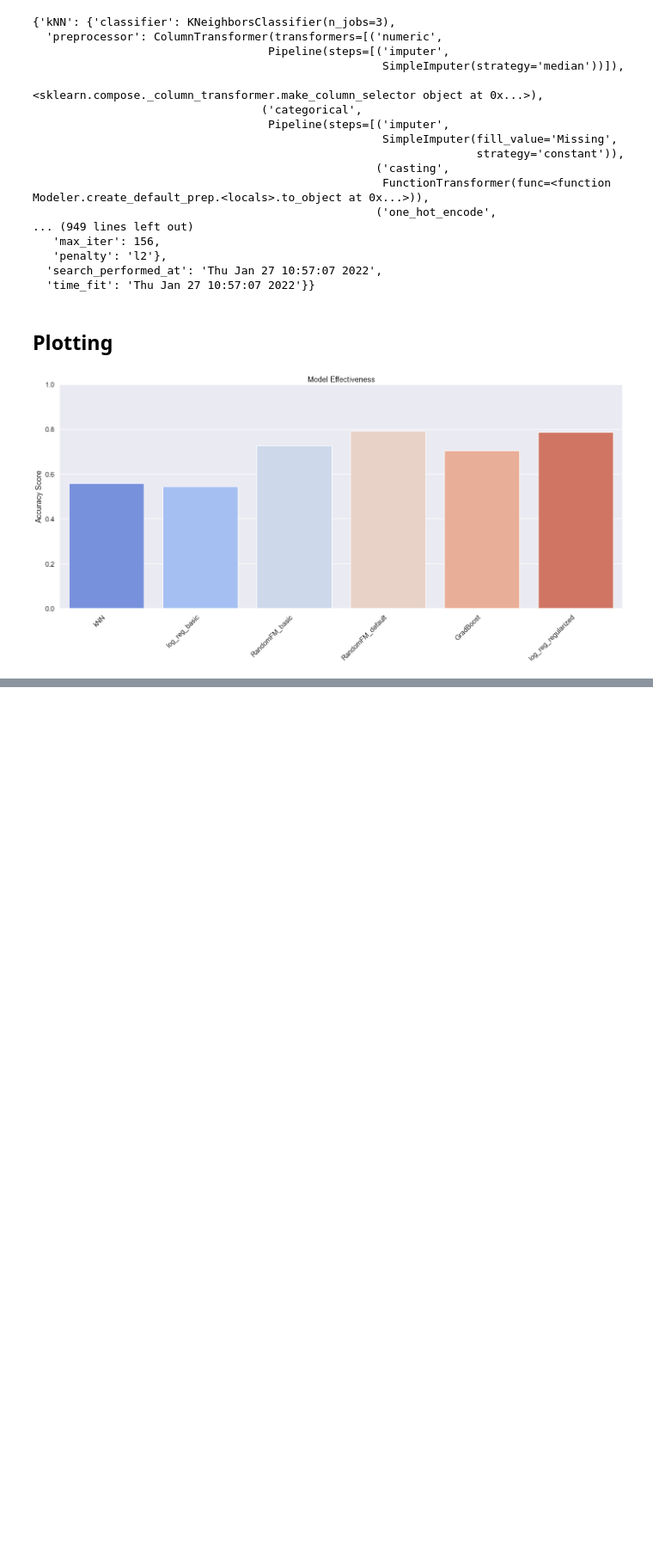
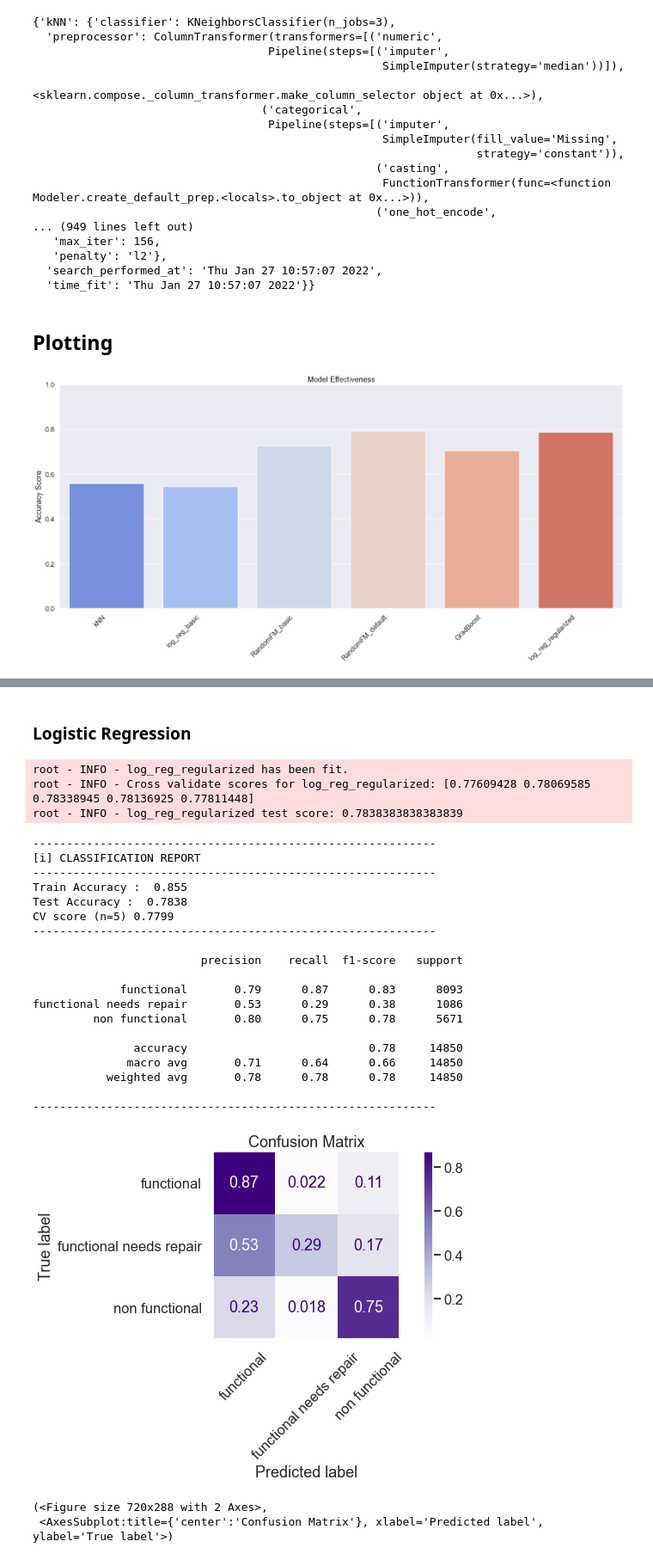
Before and after one commit to UpGoerFive/Tanzania-Well-Project, a Jupyter notebook: Search-debug.ipynb, the cells around one changed output, grey strips where cells are left out. Shown at 86% size. Saved outputs shown, nothing was run; the diff lists cells and outputs as text; code cells hidden in the pictures; blank space fills up the shorter version.

```diff
--- a/Search-debug.ipynb
+++ b/Search-debug.ipynb
@@ -225,0 +263,30 @@ model_run.plot_models(save='thursday_morn_models_graph')
+# %% [markdown]
+### Logistic Regression
+# %%
+model_run.model_evaluation('log_reg_regularized')
+# %% [output]
+root - INFO - log_reg_regularized has been fit.
+root - INFO - Cross validate scores for log_reg_regularized: [0.77609428 0.78069585 0.78338945 0.78136925 0.77811448]
+root - INFO - log_reg_regularized test score: 0.7838383838383839
+------------------------------------------------------------
+[i] CLASSIFICATION REPORT
+------------------------------------------------------------
+Train Accuracy :  0.855
+Test Accuracy :  0.7838
+CV score (n=5) 0.7799
+------------------------------------------------------------
+
+                         precision    recall  f1-score   support
+
+             functional       0.79      0.87      0.83      8093
+functional needs repair       0.53      0.29      0.38      1086
+         non functional       0.80      0.75      0.78      5671
+
+               accuracy                           0.78     14850
+              macro avg       0.71      0.64      0.66     14850
+           weighted avg       0.78      0.78      0.78     14850
+
+------------------------------------------------------------
+[figure, added]
+(<Figure size 720x288 with 2 Axes>,
+ <AxesSubplot:title={'center':'Confusion Matrix'}, xlabel='Predicted label', ylabel='True label'>)
```
Also changed, not shown: parts of 5 cells of this notebook.
